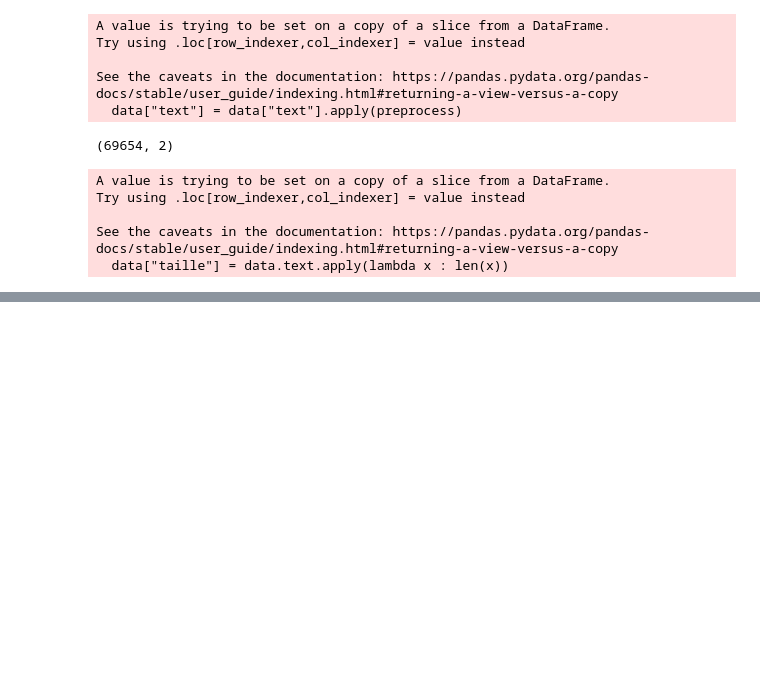
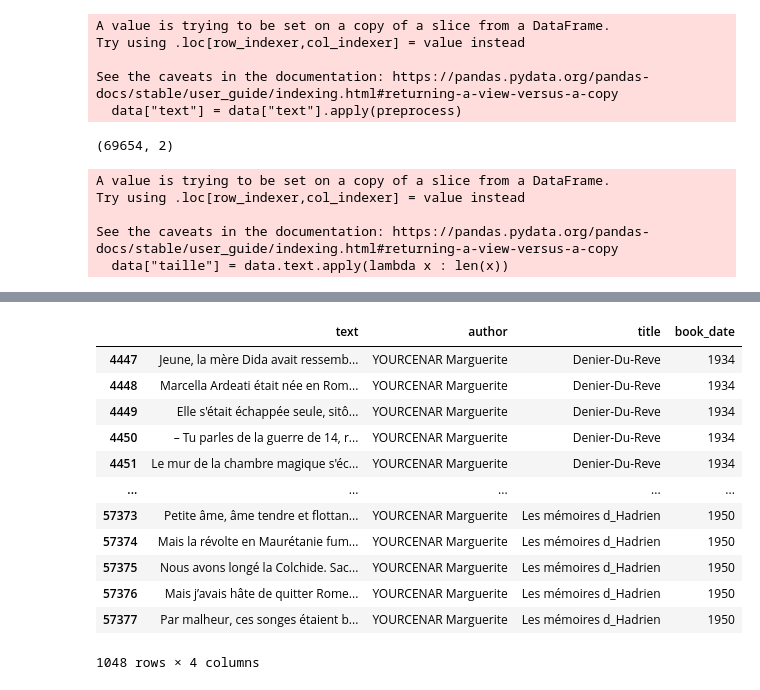
Before and after one commit to Cyr-dcx/author_style, a Jupyter notebook: notebooks/Cyrielle_Create_dataframes.ipynb, the cells around one changed output, grey strips where cells are left out. Saved outputs shown, nothing was run; the diff lists cells and outputs as text; code cells hidden in the pictures; blank space fills up the shorter version.

```diff
--- a/notebooks/Cyrielle_Create_dataframes.ipynb
+++ b/notebooks/Cyrielle_Create_dataframes.ipynb
@@ -94,0 +120,4 @@ data
+# %%
+min_lines = df.author.value_counts().min()
+last_author = df.author.value_counts().index[-1]
+author_without_last = df.author.value_counts().index[:-1].to_list()
@@ -94,0 +146,20 @@ data
+# %%
+#Downsample majority classPython
+# Separate majority and minority classes
+
+df_minority = df[df.author==last_author]
+df_minority
+# %% [output]
+|  | text | author | title | book_date |
+| 4447 | Jeune, la mère Dida avait ressemb... | YOURCENAR Marguerite | Denier-Du-Reve | 1934 |
+| 4448 | Marcella Ardeati était née en Rom... | YOURCENAR Marguerite | Denier-Du-Reve | 1934 |
+| 4449 | Elle s'était échappée seule, sitô... | YOURCENAR Marguerite | Denier-Du-Reve | 1934 |
+| 4450 | – Tu parles de la guerre de 14, r... | YOURCENAR Marguerite | Denier-Du-Reve | 1934 |
+| 4451 | Le mur de la chambre magique s'éc... | YOURCENAR Marguerite | Denier-Du-Reve | 1934 |
+| ... | ... | ... | ... | ... |
+| 57373 | Petite âme, âme tendre et flottan... | YOURCENAR Marguerite | Les mémoires d_Hadrien | 1950 |
+| 57374 | Mais la révolte en Maurétanie fum... | YOURCENAR Marguerite | Les mémoires d_Hadrien | 1950 |
+| 57375 | Nous avons longé la Colchide. Sac... | YOURCENAR Marguerite | Les mémoires d_Hadrien | 1950 |
+| 57376 | Mais j’avais hâte de quitter Rome... | YOURCENAR Marguerite | Les mémoires d_Hadrien | 1950 |
+| 57377 | Par malheur, ces songes étaient b... | YOURCENAR Marguerite | Les mémoires d_Hadrien | 1950 |
+1048 rows × 4 columns
```
Also changed, not shown: parts of 11 cells of this notebook.
